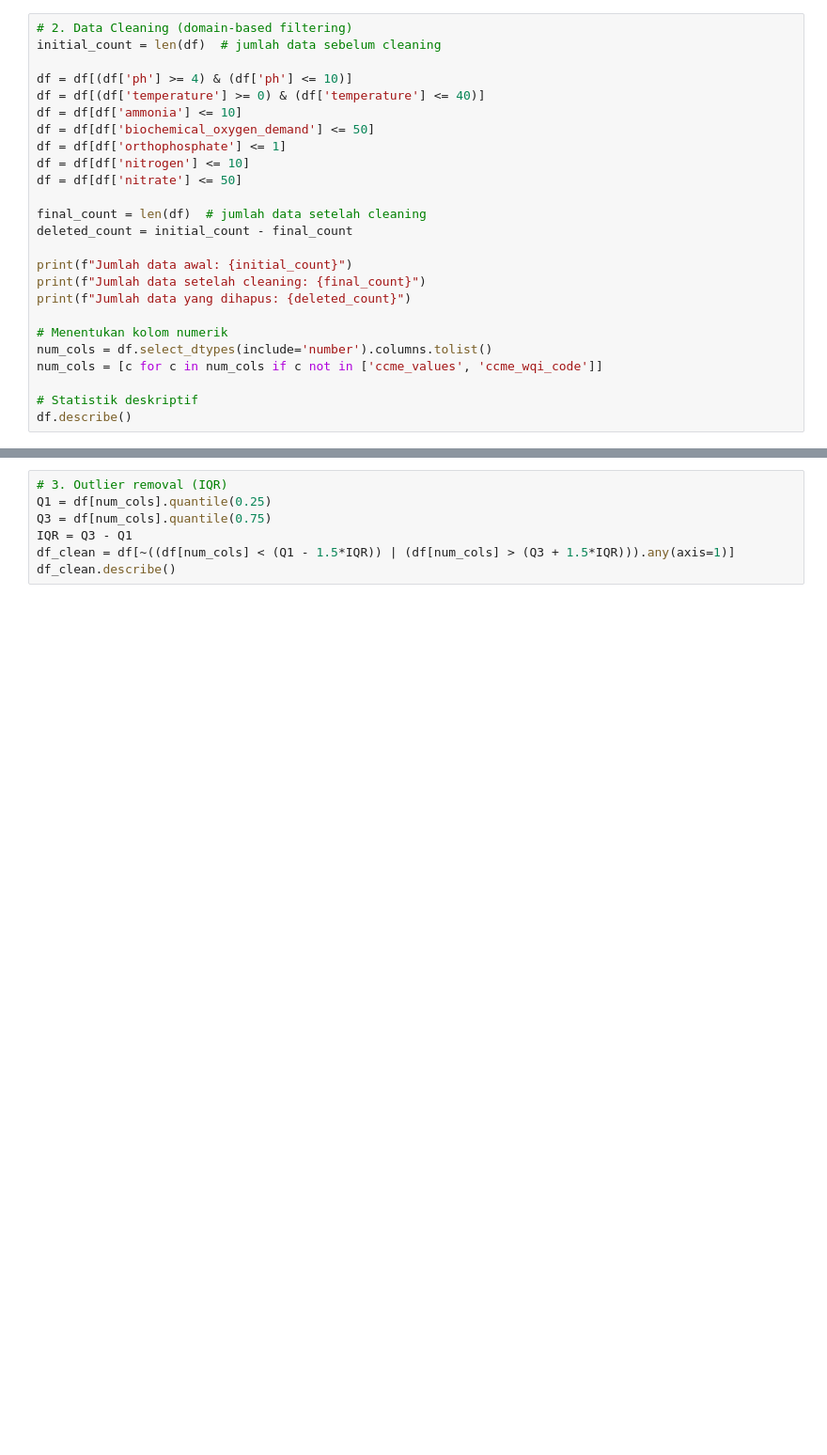
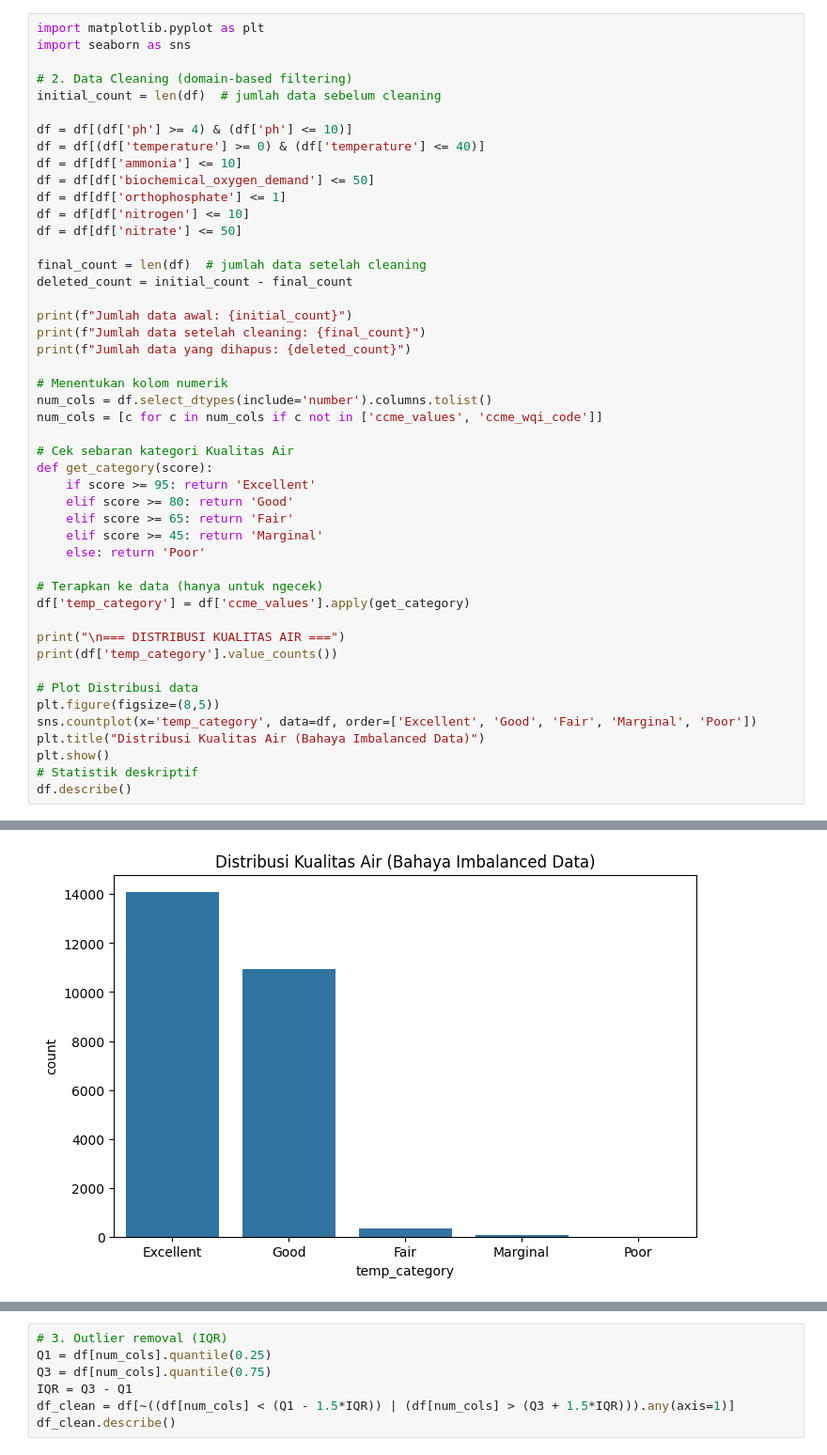
Before and after one commit to rafpoo/project-machine-learning, a Jupyter notebook: notebooks/DataPreProcessing.ipynb, the cells around one changed output, grey strips where cells are left out. Shown at 94% size. Saved outputs shown, nothing was run; the diff lists cells and outputs as text; blank space fills up the shorter version.

```diff
--- a/notebooks/DataPreProcessing.ipynb
+++ b/notebooks/DataPreProcessing.ipynb
@@ -34,6 +56,9 @@ df.describe()
 | max | 2021-12-02 00:00:00 | 63.836364 | 231.108000 | 16.930476 | 35.337500 | 19.445000 | 89.000000 | ... |
 | std | NaN | 1.158218 | 2.867754 | 2.813504 | 0.777032 | 0.351018 | 5.485493 | ... |
 # %%
+import matplotlib.pyplot as plt
+import seaborn as sns
+
 # 2. Data Cleaning (domain-based filtering)
 initial_count = len(df)  # jumlah data sebelum cleaning
 
@@ -56,6 +81,25 @@ print(f"Jumlah data yang dihapus: {deleted_count}")
 num_cols = df.select_dtypes(include='number').columns.tolist()
 num_cols = [c for c in num_cols if c not in ['ccme_values', 'ccme_wqi_code']]
 
+# Cek sebaran kategori Kualitas Air
+def get_category(score):
+    if score >= 95: return 'Excellent'
+    elif score >= 80: return 'Good'
+    elif score >= 65: return 'Fair'
+    elif score >= 45: return 'Marginal'
+    else: return 'Poor'
+
+# Terapkan ke data (hanya untuk ngecek)
+df['temp_category'] = df['ccme_values'].apply(get_category)
+
+print("\n=== DISTRIBUSI KUALITAS AIR ===")
+print(df['temp_category'].value_counts())
+
+# Plot Distribusi data
+plt.figure(figsize=(8,5))
+sns.countplot(x='temp_category', data=df, order=['Excellent', 'Good', 'Fair', 'Marginal', 'Poor'])
+plt.title("Distribusi Kualitas Air (Bahaya Imbalanced Data)")
+plt.show()
 # Statistik deskriptif
 df.describe()
 # %% [output]
@@ -65,3 +117,4 @@ Jumlah data yang dihapus: 199
+[figure, added]
 |  | date | ammonia | biochemical_oxygen_demand | dissolved_oxygen | orthophosphate | ph | temperature | ... |
 | count | 25452 | 25452.000000 | 25452.000000 | 25452.000000 | 25452.000000 | 25452.000000 | 25452.000000 | ... |
 | mean | 2009-03-24 23:03:21.980198144 | 0.122760 | 1.113556 | 8.482102 | 0.028767 | 7.952216 | 21.785461 | ... |
```
Also changed, not shown: parts of 2 cells of this notebook, 10 other files.
